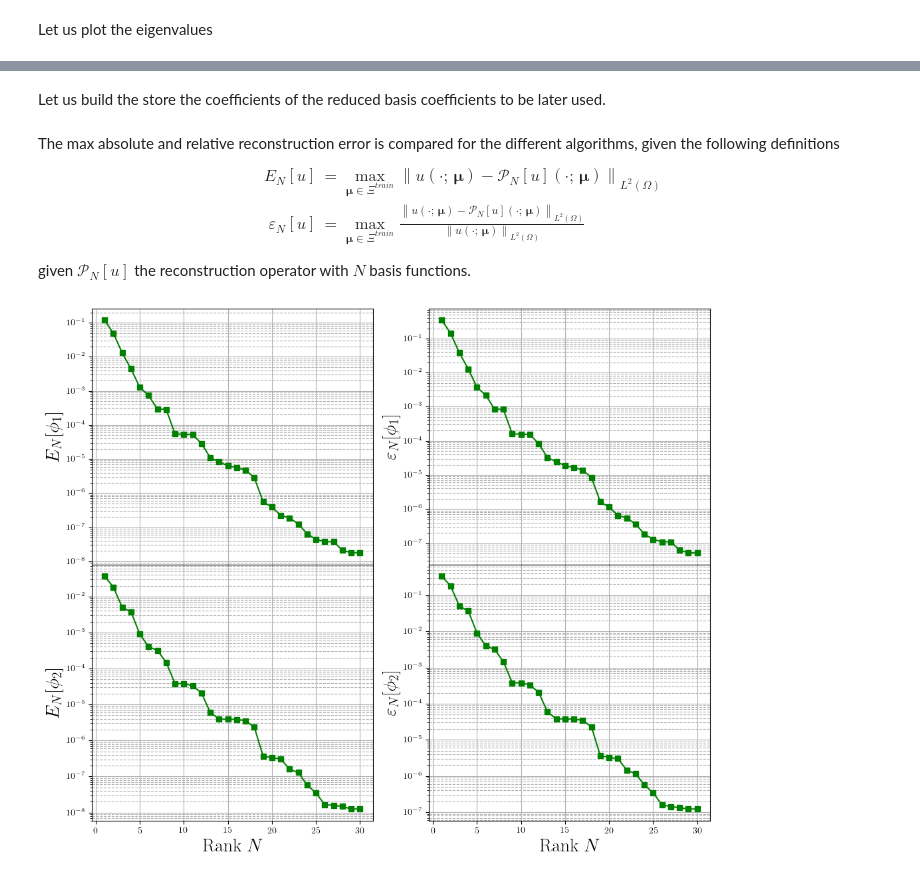
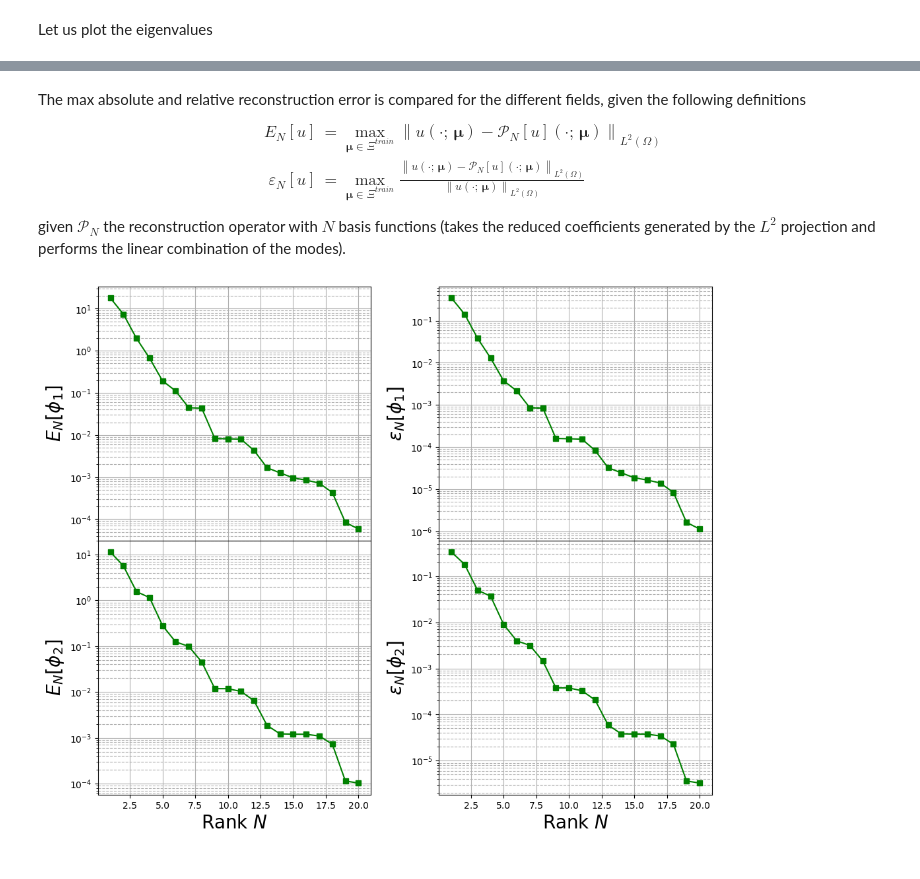
Before and after one commit to ERMETE-Lab/ROSE-pyforce, a Jupyter notebook: docs/Tutorials/02_MGDiffusion/02a_offline_POD.ipynb, the cells around one changed output, grey strips where cells are left out. Saved outputs shown, nothing was run; the diff lists cells and outputs as text; code cells hidden in the pictures.

```diff
--- a/docs/Tutorials/02_MGDiffusion/02a_offline_POD.ipynb
+++ b/docs/Tutorials/02_MGDiffusion/02a_offline_POD.ipynb
@@ -140,3 +93,8 @@ At first, the eigenvalues are created.
 # %%
-pod_data = [POD(train_snaps[field_i], var_names[field_i], use_scipy=True, verbose = True) for field_i in range(len(var_names))]
+from pyforce.offline.pod import POD
+
+pod_data = [POD(train_snaps[field_i], var_names[field_i],
+                use_scipy=True,
+                verbose = True)
+            for field_i in range(len(var_names))]
 # %% [output]
@@ -184,0 +147,5 @@ Let us define and save the POD modes.
+# %%
+Nmax = 20
+
+for ii in range(len(var_names)):
+    pod_data[ii].compute_basis(train_snaps[ii], Nmax, normalise = True)
@@ -185,11 +154,6 @@ Let us define and save the POD modes.
 # %%
-Nmax = 30
-
-for ii in range(len(var_names)):
-    pod_data[ii].compute_basis(train_snaps[ii], Nmax, normalise = True)
-
-if not os.path.exists(path+'/BasisFunctions'):
-    os.makedirs(path+'/BasisFunctions')
+if not os.path.exists(path+'BasisFunctions'):
+    os.makedirs(path+'BasisFunctions')
 
 for ii in range(len(var_names)):
     store(domain, pod_data[ii].PODmodes, 'POD_' +var_names[ii], path+'/BasisFunctions/basisPOD_' + var_names[ii])
@@ -215,41 +185,33 @@ Computing train error phi_1: 390.000 / 390.00 - 0.072 s/it
 Computing train error phi_2: 390.000 / 390.00 - 0.063 s/it
-# %% [markdown]
-Let us build the store the coefficients of the reduced basis coefficients to be later used.
-# %%
-if not os.path.exists(path+'/coeffs'):
-    os.makedirs(path+'/coeffs')
-
-for ii in range(len(var_names)):
-    np.savetxt(path+'/coeffs/POD_'+ var_names[ii] + '.txt', train_PODcoeff[ii],  delimiter=',')
 # %% [markdown]
-The max absolute and relative reconstruction error is compared for the different algorithms, given the following definitions
+The max absolute and relative reconstruction error is compared for the different fields, given the following definitions
 \begin{equation*}
 \begin{split}
 E_N[u] &= \max\limits_{\boldsymbol{\mu}\in\Xi^{train}} \left\| u(\cdot;\,\boldsymbol{\mu}) - \mathcal{P}_N[u](\cdot;\,\boldsymbol{\mu})\right\|_{L^2(\Omega)}\\
 \varepsilon_N[u] &= \max\limits_{\boldsymbol{\mu}\in\Xi^{train}} \frac{\left\| u(\cdot;\,\boldsymbol{\mu}) - \mathcal{P}_N[u](\cdot;\,\boldsymbol{\mu})\right\|_{L^2(\Omega)}}{\left\| u(\cdot;\,\boldsymbol{\mu}) \right\|_{L^2(\Omega)}}
 \end{split}
 \end{equation*}
-given $\mathcal{P}_N[u]$ the reconstruction operator with $N$ basis functions.
+given $\mathcal{P}_N$ the reconstruction operator with $N$ basis functions (takes the reduced coefficients generated by the $L^2$ projection and performs the linear combination of the modes).
 # %%
 TrainingErrFig, axs = plt.subplots(nrows = len(var_names), ncols = 2, sharex = True, figsize = (12,10) )
 
 M = np.arange(1,Nmax+1,1)
 
 for ii in range(len(var_names)):
 
     axs[ii, 0].semilogy(M, train_abs_err[:Nmax, ii], 'g-s',   label = r'POD')
     axs[ii, 1].semilogy(M, train_rel_err[:Nmax, ii], 'g-s',   label = r'POD')
 
     axs[ii, 0].set_ylabel(r"$E_N["+tex_var_names[ii]+"]$",fontsize=20)
     axs[ii, 1].set_ylabel(r"$\varepsilon_N["+tex_var_names[ii]+"]$",fontsize=20)
 
 axs[1, 0].set_xlabel(r"Rank $N$",fontsize=20)
 axs[1, 1].set_xlabel(r"Rank $N$",fontsize=20)
 
 for ax in axs.flatten():
     ax.grid(which='major',linestyle='-')
     ax.grid(which='minor',linestyle='--')
 
-TrainingErrFig.subplots_adjust(hspace = 0)
+TrainingErrFig.subplots_adjust(hspace = 0, wspace=0.25)
 # %% [output]
-[figure, old version]
+[figure, new version]
```
Also changed, not shown: parts of 27 cells of this notebook, 10 other files.
